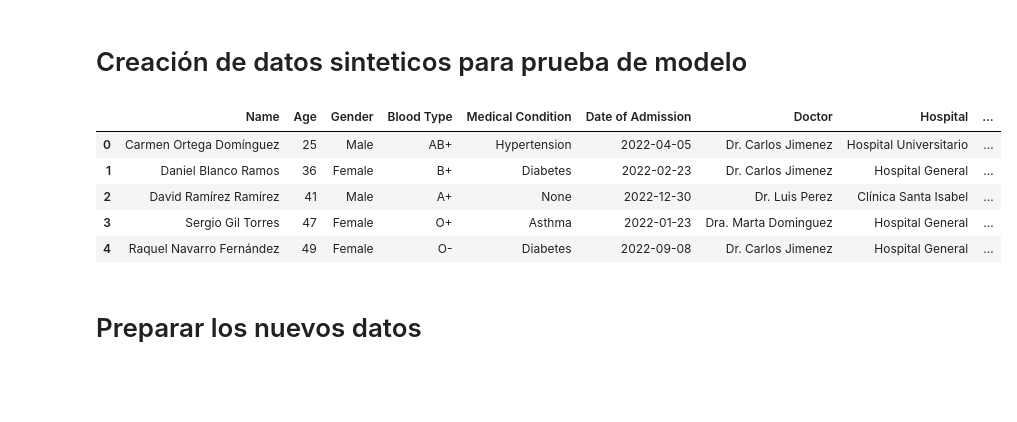
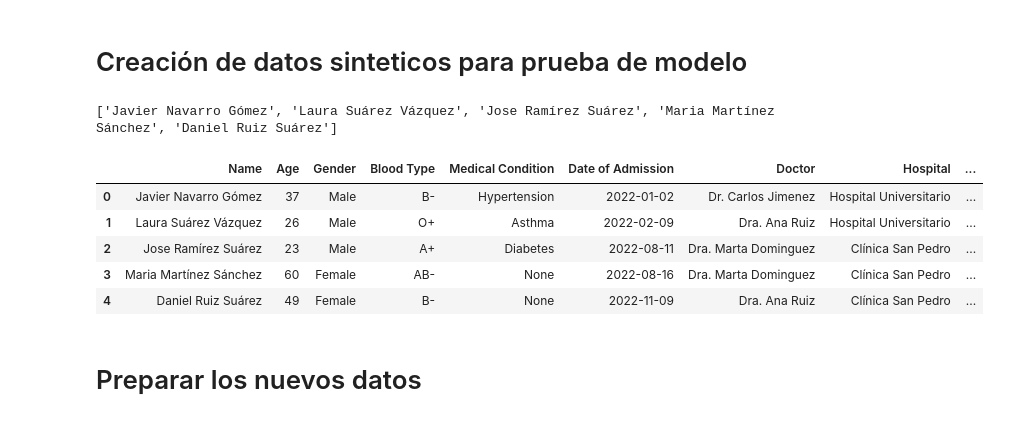
Before and after one commit to Munchkinland/Healthcare-EDA-Predict, a Jupyter notebook: main.ipynb, the cells around one changed output. Cells and saved outputs as stored; diff of their text form; code cells hidden in the pictures; blank space fills up the shorter version.

```diff
--- a/main.ipynb
+++ b/main.ipynb
@@ -528,6 +524,11 @@ Modelo guardado como optimized_lasso_model.joblib.
 # %% [markdown]
 # Creación de datos sinteticos para prueba de modelo
 # %%
+import numpy as np
+
+# Definir el número de muestras
+n_samples = 10000
+
 # Ampliando las listas de nombres y apellidos para generar nombres más variados y realistas
 first_names = ['Maria', 'Jose', 'Antonio', 'Ana', 'Juan', 'Isabel', 'Javier', 'Teresa', 'Carlos', 'Laura',
                'Carmen', 'Francisco', 'Dolores', 'David', 'Manuel', 'Rosa', 'Daniel', 'Lucia', 'Miguel', 'Sofia',
@@ -539,42 +540,46 @@ last_names = ['García', 'Martínez', 'López', 'Sánchez', 'Pérez', 'Gómez',
 
 # Generar nombres completos combinando aleatoriamente nombres y apellidos
 full_names = [np.random.choice(first_names) + ' ' + np.random.choice(last_names) + ' ' + np.random.choice(last_names) for _ in range(n_samples)]
+
+# Mostrar las primeras filas del DataFrame generado
+print(full_names[:5])
 
 # Actualización de la generación de fechas de admisión y alta para evitar posibles errores
 # Asegurando que las fechas de alta son siempre después de las fechas de admisión
 admission_dates = pd.to_datetime('2022-01-01') + pd.to_timedelta(np.random.randint(0, 365, size=n_samples), unit='D')
 discharge_dates = admission_dates + pd.to_timedelta(np.random.randint(1, 60, size=n_samples), unit='D')  # hasta 60 días después
 
 # Generar datos sintéticos con los nuevos nombres
 data_sinteticos = {
     'Name': full_names,
     'Age': np.random.randint(18, 90, size=n_samples),
     'Gender': np.random.choice(['Male', 'Female'], size=n_samples),
     'Blood Type': np.random.choice(['A+', 'A-', 'B+', 'B-', 'AB+', 'AB-', 'O+', 'O-'], size=n_samples),
     'Medical Condition': np.random.choice(['Diabetes', 'Hypertension', 'Asthma', 'None'], size=n_samples),
     'Date of Admission': admission_dates,
     'Doctor': np.random.choice(['Dra. Marta Dominguez', 'Dr. Luis Perez', 'Dra. Ana Ruiz', 'Dr. Carlos Jimenez'], size=n_samples),
     'Hospital': np.random.choice(['Clínica Santa Isabel', 'Hospital General', 'Clínica San Pedro', 'Hospital Universitario'], size=n_samples),
     'Insurance Provider': np.random.choice(['Sanitas', 'Adeslas', 'ASISA', 'Mapfre'], size=n_samples),
     'Billing Amount': np.random.uniform(2000, 40000, size=n_samples),
     'Room Number': np.random.randint(100, 200, size=n_samples),
     'Admission Type': np.random.choice(['Elective', 'Emergency', 'Urgent', 'Observation'], size=n_samples),
     'Discharge Date': discharge_dates,
     'Medication': np.random.choice(['Aspirin', 'Metformin', 'None', 'Ibuprofen'], size=n_samples),
     'Test Results': np.random.choice(['Positive', 'Negative', 'Inconclusive', 'Pending'], size=n_samples),
 }
 
 # Crear DataFrame con los datos sintéticos
 X_new = pd.DataFrame(data_sinteticos)
 
 X_new.head()  # Mostrar las primeras filas del DataFrame generado
 # %% [output]
+['Javier Navarro Gómez', 'Laura Suárez Vázquez', 'Jose Ramírez Suárez', 'Maria Martínez Sánchez', 'Daniel Ruiz Suárez']
 |  | Name | Age | Gender | Blood Type | Medical Condition | Date of Admission | Doctor | Hospital | ... |
-| 0 | Carmen Ortega Domínguez | 25 | Male | AB+ | Hypertension | 2022-04-05 | Dr. Carlos Jimenez | Hospital Universitario | ... |
-| 1 | Daniel Blanco Ramos | 36 | Female | B+ | Diabetes | 2022-02-23 | Dr. Carlos Jimenez | Hospital General | ... |
-| 2 | David Ramírez Ramírez | 41 | Male | A+ | None | 2022-12-30 | Dr. Luis Perez | Clínica Santa Isabel | ... |
-| 3 | Sergio Gil Torres | 47 | Female | O+ | Asthma | 2022-01-23 | Dra. Marta Dominguez | Hospital General | ... |
-| 4 | Raquel Navarro Fernández | 49 | Female | O- | Diabetes | 2022-09-08 | Dr. Carlos Jimenez | Hospital General | ... |
+| 0 | Javier Navarro Gómez | 37 | Male | B- | Hypertension | 2022-01-02 | Dr. Carlos Jimenez | Hospital Universitario | ... |
+| 1 | Laura Suárez Vázquez | 26 | Male | O+ | Asthma | 2022-02-09 | Dra. Ana Ruiz | Hospital Universitario | ... |
+| 2 | Jose Ramírez Suárez | 23 | Male | A+ | Diabetes | 2022-08-11 | Dra. Marta Dominguez | Clínica San Pedro | ... |
+| 3 | Maria Martínez Sánchez | 60 | Female | AB- | None | 2022-08-16 | Dra. Marta Dominguez | Clínica San Pedro | ... |
+| 4 | Daniel Ruiz Suárez | 49 | Female | B- | None | 2022-11-09 | Dra. Ana Ruiz | Clínica San Pedro | ... |
 # %%
 import joblib
 
```
Also changed, not shown: parts of 22 cells of this notebook, 4 other files.
